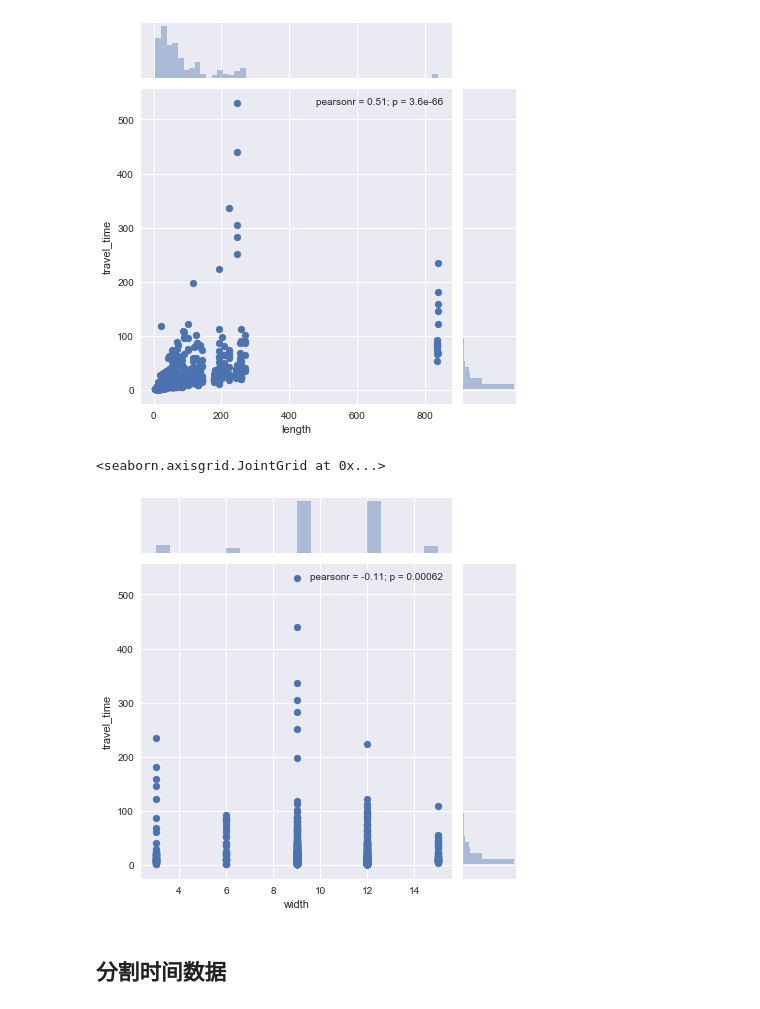
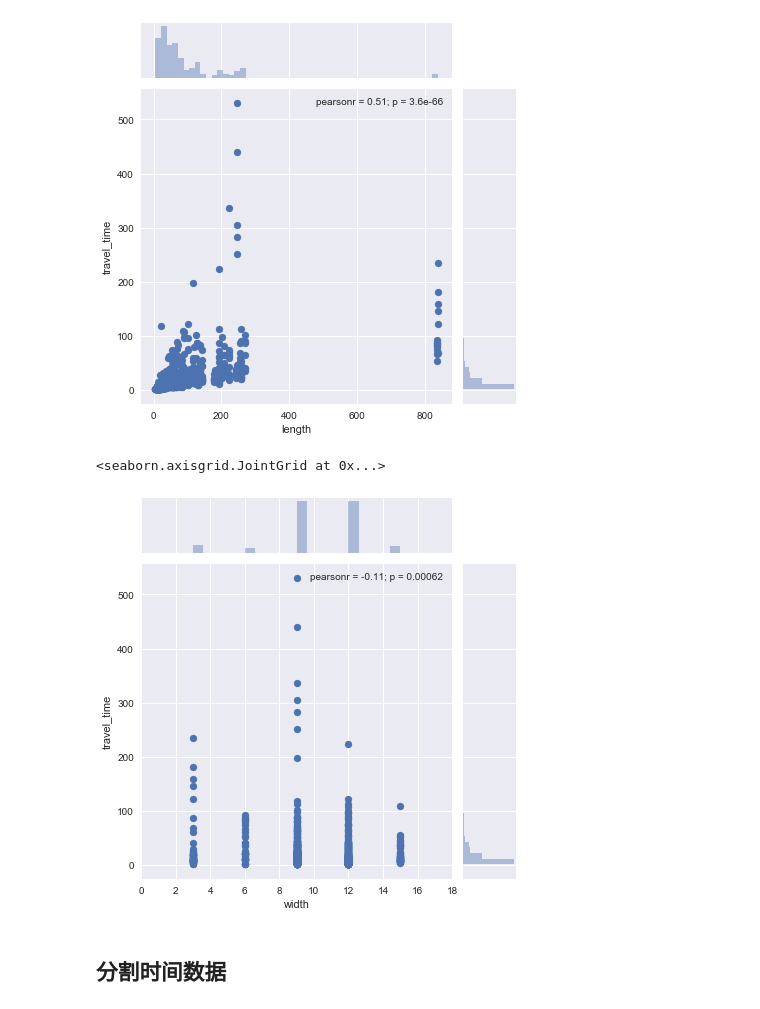
Before and after one commit to jackyang27/tianchi_traffic, a Jupyter notebook: ans_0_1.ipynb, the cells around one changed output. Saved outputs shown, nothing was run; the diff lists cells and outputs as text; code cells hidden in the pictures.

```diff
--- a/ans_0_1.ipynb
+++ b/ans_0_1.ipynb
@@ -53,6 +53,8 @@ sample['t1'] = tm_itvl.apply(lambda x: x[1])
 sample['date'] = pd.to_datetime(sample['date'])
 sample['t0'] = pd.to_datetime(sample['t0'])
 sample['t1'] = pd.to_datetime(sample['t1'])
+sample['delta_t'] = sample['t1']-sample['t0']
+sample['delta_t']=sample['delta_t'].apply(lambda x:x.value/(6*10**10))
 # %%
 sample.info()
 # %% [output]
@@ -136,9 +139,9 @@ link_info.head()
 # %% [markdown]
 ## 对数据进行合并
 # %%
-alldata= sample[['link_ID','date','t0','t1','travel_time']]
+alldata= sample[['link_ID','date','t0','t1','delta_t','travel_time']]
 # %%
-alldata = pd.merge(alldata, link_info[['link_ID','length','width']], how='left', on='link_ID')
+alldata = pd.merge(alldata, link_info[['link_ID','length','width','link_class']], how='left', on='link_ID')
 # %%
 alldata = pd.merge(alldata, link_top[['link_ID','in0','in1','in2','in3','out0','out1','out2','out3']], how='left',on='link_ID')
 # %%
@@ -275,9 +268,9 @@ sns.jointplot(alldata['length'],alldata['travel_time'],)
 <seaborn.axisgrid.JointGrid at 0x...>
 [figure]
 # %%
-sns.jointplot('width','travel_time',data=alldata)
+sns.jointplot('width','travel_time',data=alldata,xlim=(0,18))
 # %% [output]
 <seaborn.axisgrid.JointGrid at 0x...>
-[figure, old version]
+[figure, new version]
 # %% [markdown]
 ## 分割时间数据
```
Also changed, not shown: parts of 32 cells of this notebook, 2 other files.
